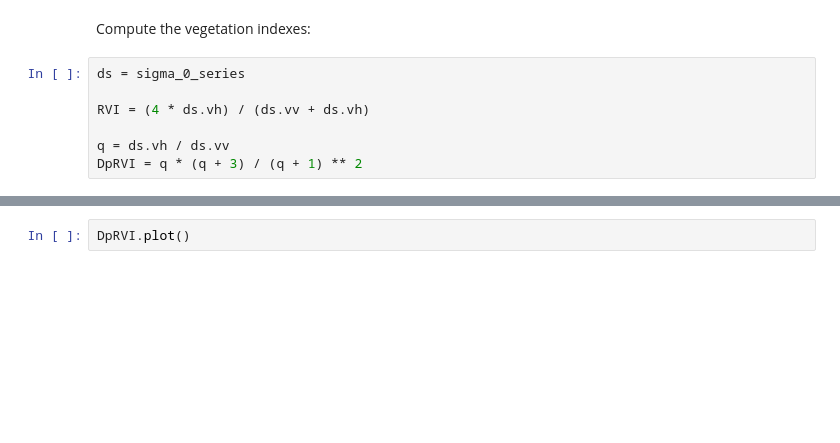
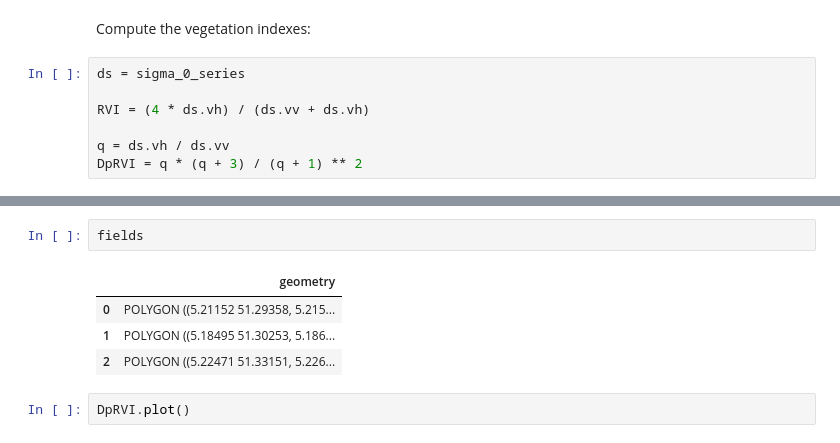
Before and after one commit to tinaok/eopf-sample-notebooks, a Jupyter notebook: notebooks/Sentinel-1/radar_vegetation_index.ipynb, the cells around one changed output, grey strips where cells are left out. Drawn from its saved outputs; the diff is of its cells as text; blank space fills up the shorter version.

```diff
--- a/notebooks/Sentinel-1/radar_vegetation_index.ipynb
+++ b/notebooks/Sentinel-1/radar_vegetation_index.ipynb
@@ -731,3 +763,10 @@ DpRVI = q * (q + 3) / (q + 1) ** 2
+# %%
+fields
+# %% [output]
+|  | geometry |
+| 0 | POLYGON ((5.21152 51.29358, 5.215... |
+| 1 | POLYGON ((5.18495 51.30253, 5.186... |
+| 2 | POLYGON ((5.22471 51.33151, 5.226... |
 # %%
 DpRVI.plot()
 # %% [output]
```
Also changed, not shown: parts of 21 cells of this notebook.
